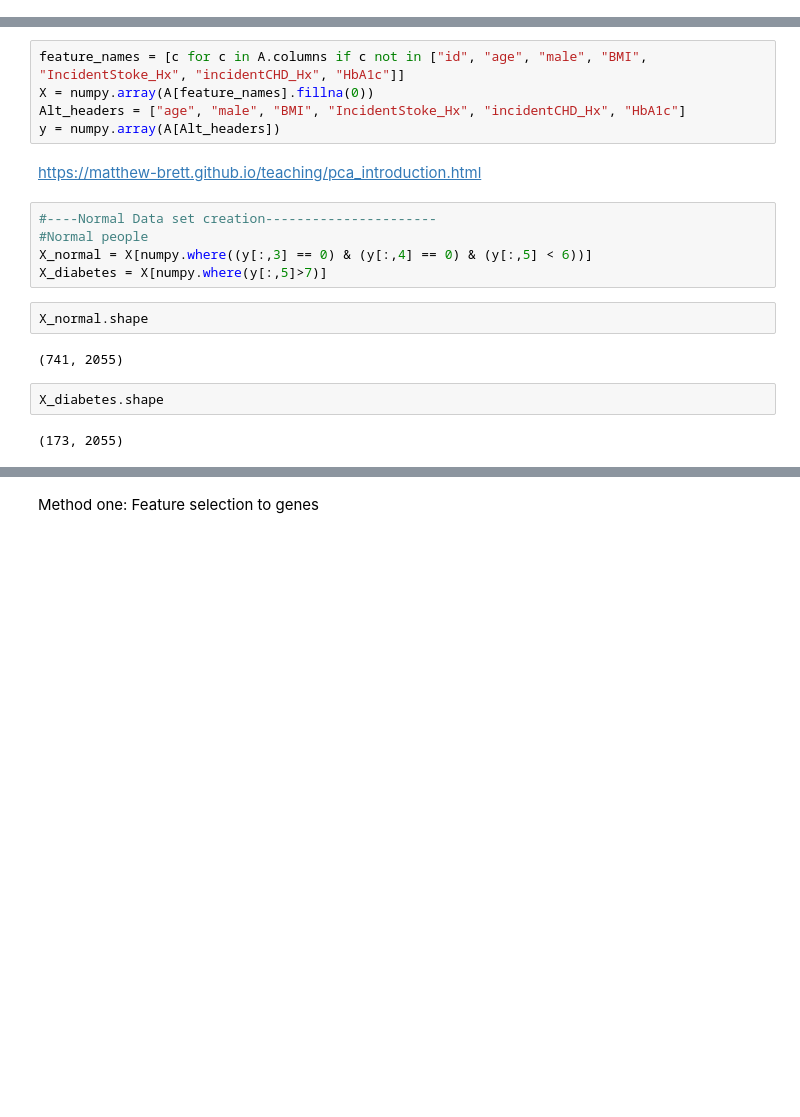
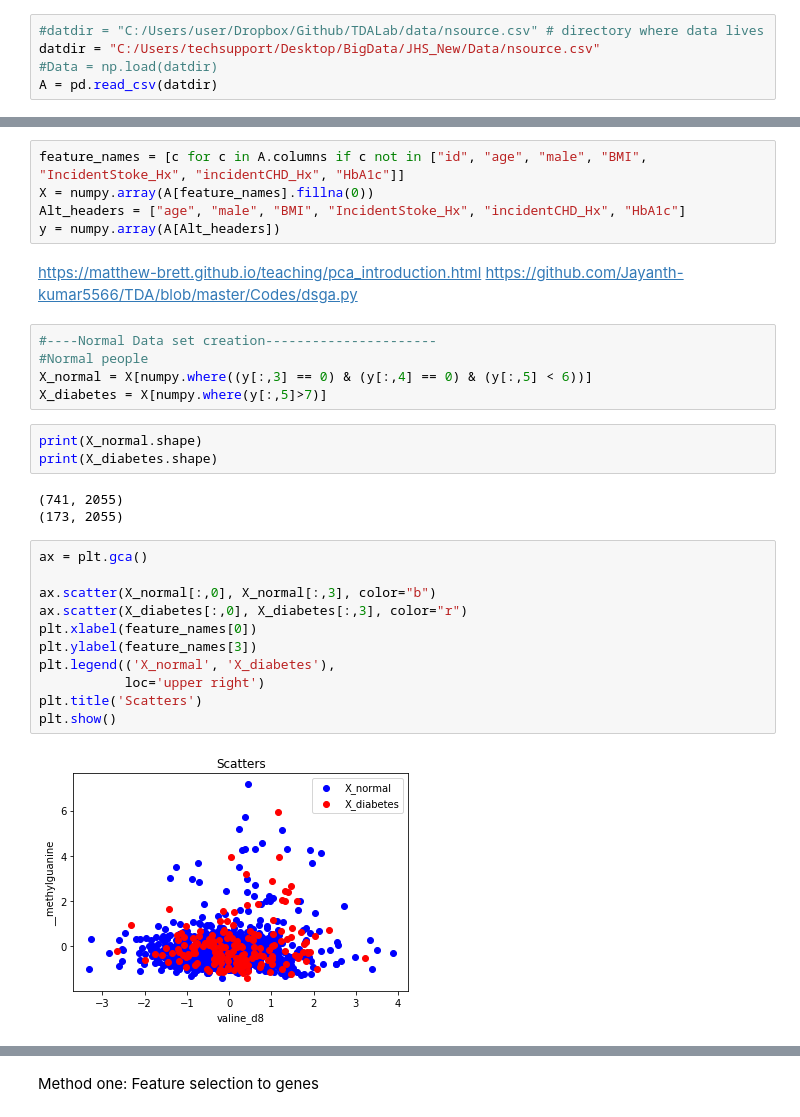
Before and after one commit to xiuquan0418/TDALab, a Jupyter notebook: DSGA/DSGA.ipynb, the cells around one changed output, grey strips where cells are left out. Cells and saved outputs as stored; diff of their text form; blank space fills up the shorter version.

Commit message:
modify DSGA

```diff
--- a/DSGA/DSGA.ipynb
+++ b/DSGA/DSGA.ipynb
@@ -14,0 +12,5 @@ A = pd.read_csv("C:/Users/user/Dropbox/Github/TDALab/data/nsource.csv")
+# %%
+#datdir = "C:/Users/user/Dropbox/Github/TDALab/data/nsource.csv" # directory where data lives
+datdir = "C:/Users/techsupport/Desktop/BigData/JHS_New/Data/nsource.csv"
+#Data = np.load(datdir)
+A = pd.read_csv(datdir)
@@ -30,16 +36,28 @@ Alt_headers = ["age", "male", "BMI", "IncidentStoke_Hx", "incidentCHD_Hx", "HbA1
 y = numpy.array(A[Alt_headers])
 # %% [markdown]
 https://matthew-brett.github.io/teaching/pca_introduction.html
+https://github.com/Jayanth-kumar5566/TDA/blob/master/Codes/dsga.py
 # %%
 #----Normal Data set creation----------------------
 #Normal people
 X_normal = X[numpy.where((y[:,3] == 0) & (y[:,4] == 0) & (y[:,5] < 6))]
 X_diabetes = X[numpy.where(y[:,5]>7)]
-# %%
-X_normal.shape
-# %% [output]
-(741, 2055)
-# %%
-X_diabetes.shape
-# %% [output]
-(173, 2055)
+# %%
+print(X_normal.shape)
+print(X_diabetes.shape)
+# %% [output]
+(741, 2055)
+(173, 2055)
+# %%
+ax = plt.gca()
+
+ax.scatter(X_normal[:,0], X_normal[:,3], color="b")
+ax.scatter(X_diabetes[:,0], X_diabetes[:,3], color="r")
+plt.xlabel(feature_names[0])
+plt.ylabel(feature_names[3])
+plt.legend(('X_normal', 'X_diabetes'),
+           loc='upper right')
+plt.title('Scatters')
+plt.show()
+# %% [output]
+[figure, added]
```
Also changed, not shown: parts of 40 cells of this notebook.
